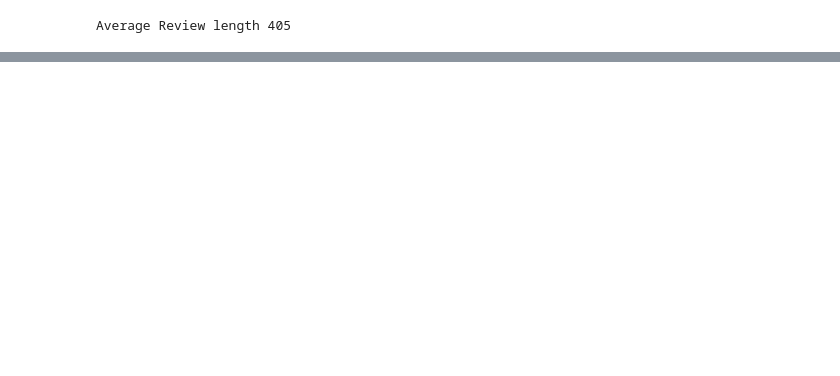
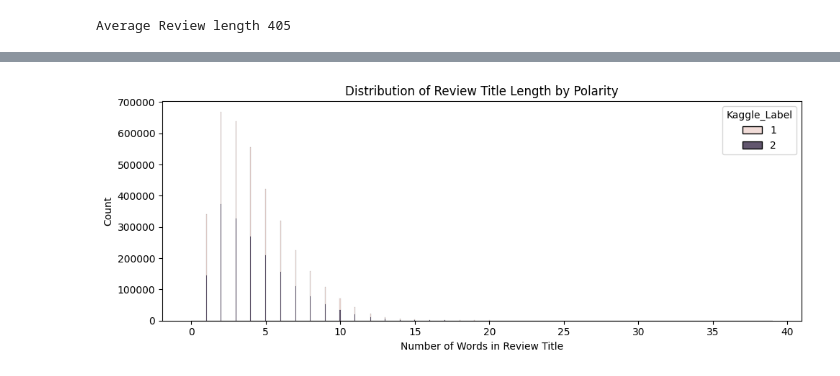
Before and after one commit to tmsprks/IE7500-GroupProject, a Jupyter notebook: SA-NLP.ipynb, the cells around one changed output, grey strips where cells are left out. Saved outputs shown, nothing was run; the diff lists cells and outputs as text; code cells hidden in the pictures; blank space fills up the shorter version.

```diff
--- a/SA-NLP.ipynb
+++ b/SA-NLP.ipynb
@@ -185,0 +238,20 @@ plt.show()
+# %%
+###
+### Check for null values
+###
+null_value_count_for_title_column = df[KaggleDataSet.get_title_column_name()].isnull().sum()
+
+### Replace null values with an empty string
+if null_value_count_for_title_column > 0:
+    df[KaggleDataSet.get_title_column_name()] = df[KaggleDataSet.get_title_column_name()].fillna('')
+
+df['review_title_len'] = df[KaggleDataSet.get_title_column_name()].apply(lambda x: len(x.split()))
+
+plt.figure(figsize=(10, 4))
+sns.histplot(data=df, x='review_title_len', hue=KaggleDataSet.get_kaggle_polarity_column_name(), multiple='stack')
+plt.title('Distribution of Review Title Length by Polarity')
+plt.xlabel('Number of Words in Review Title')
+plt.tight_layout()
+plt.show()
+# %% [output]
+[figure, added]
```
Also changed, not shown: parts of 12 cells of this notebook, 3 other files.
